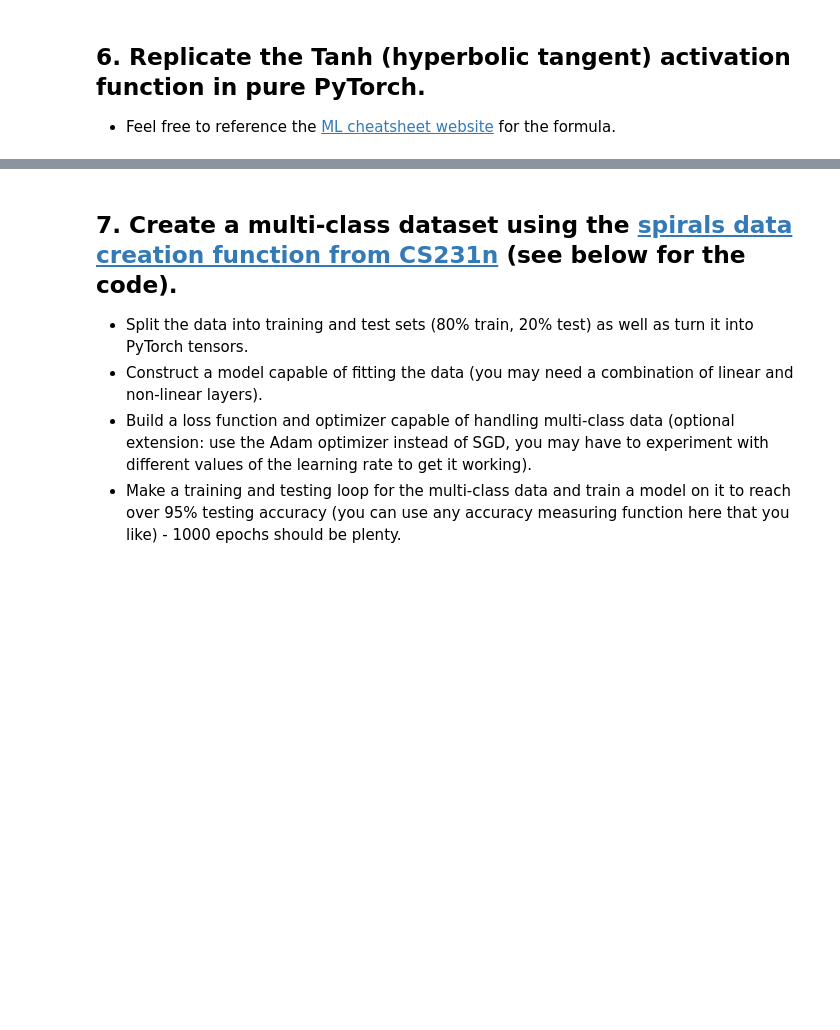
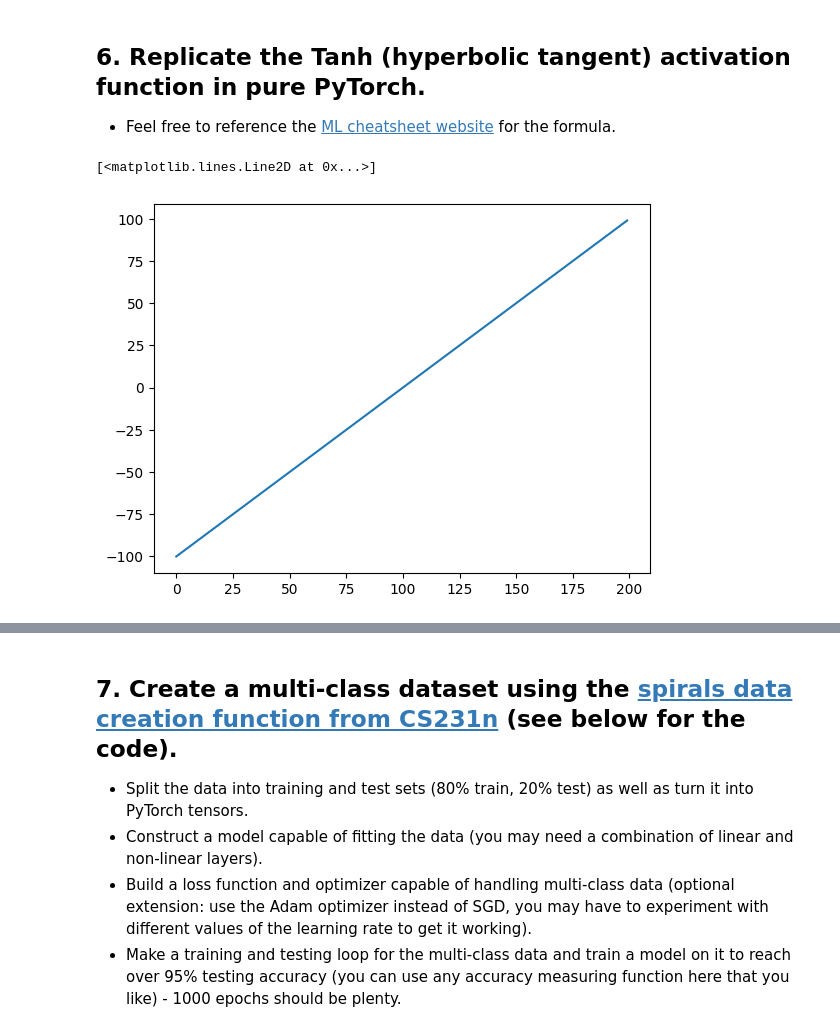
Before and after one commit to wangw-hub/pytorchProject, a Jupyter notebook: Zero to Mastery Learn PyTorch for Deep Learning/Exercise/02_pytorch_classification_exercises.ipynb, the cells around one changed output, grey strips where cells are left out. Saved outputs shown, nothing was run; the diff lists cells and outputs as text; code cells hidden in the pictures; blank space fills up the shorter version.

```diff
--- a/Zero to Mastery Learn PyTorch for Deep Learning/Exercise/02_pytorch_classification_exercises.ipynb
+++ b/Zero to Mastery Learn PyTorch for Deep Learning/Exercise/02_pytorch_classification_exercises.ipynb
@@ -348,5 +329,10 @@ plot_decision_boundary(model_0, X_test, y_test)
   * Feel free to reference the [ML cheatsheet website](https://ml-cheatsheet.readthedocs.io/en/latest/activation_functions.html#tanh) for the formula.
 # %%
 # Create a straight line tensor
+tensor_A = torch.arange(-100,100,1)
+plt.plot(tensor_A)
+# %% [output]
+[<matplotlib.lines.Line2D at 0x...>]
+[figure, added]
 # %%
 # Test torch.tanh() on the tensor and plot it
```
Also changed, not shown: parts of 30 cells of this notebook, 11 other files.
